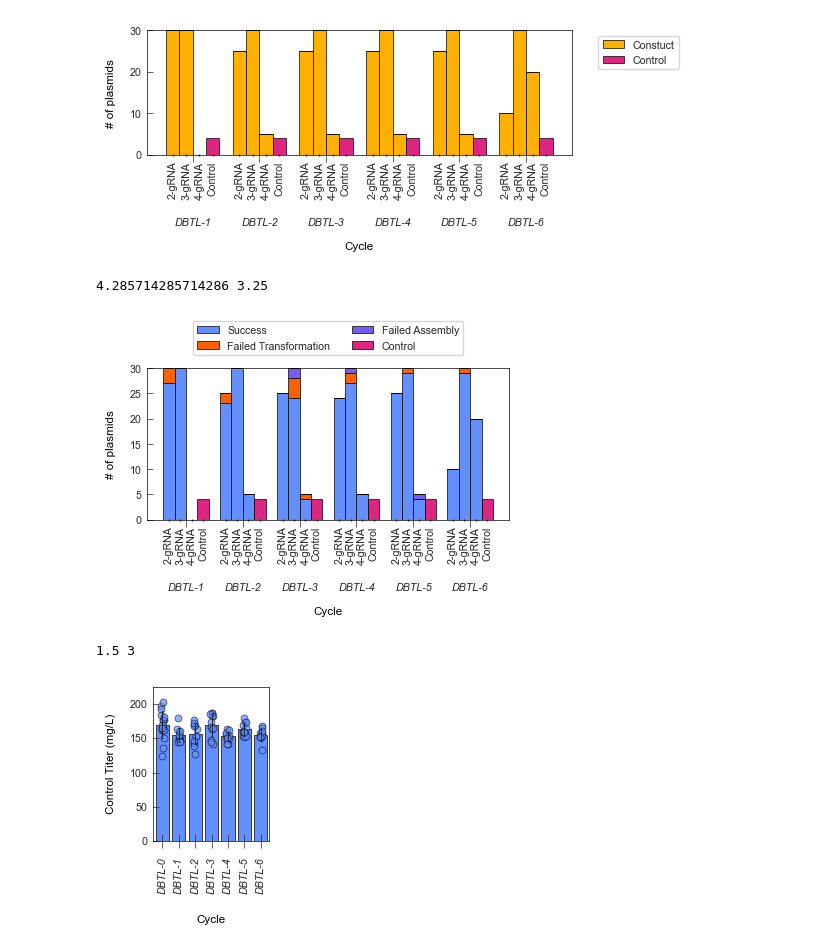
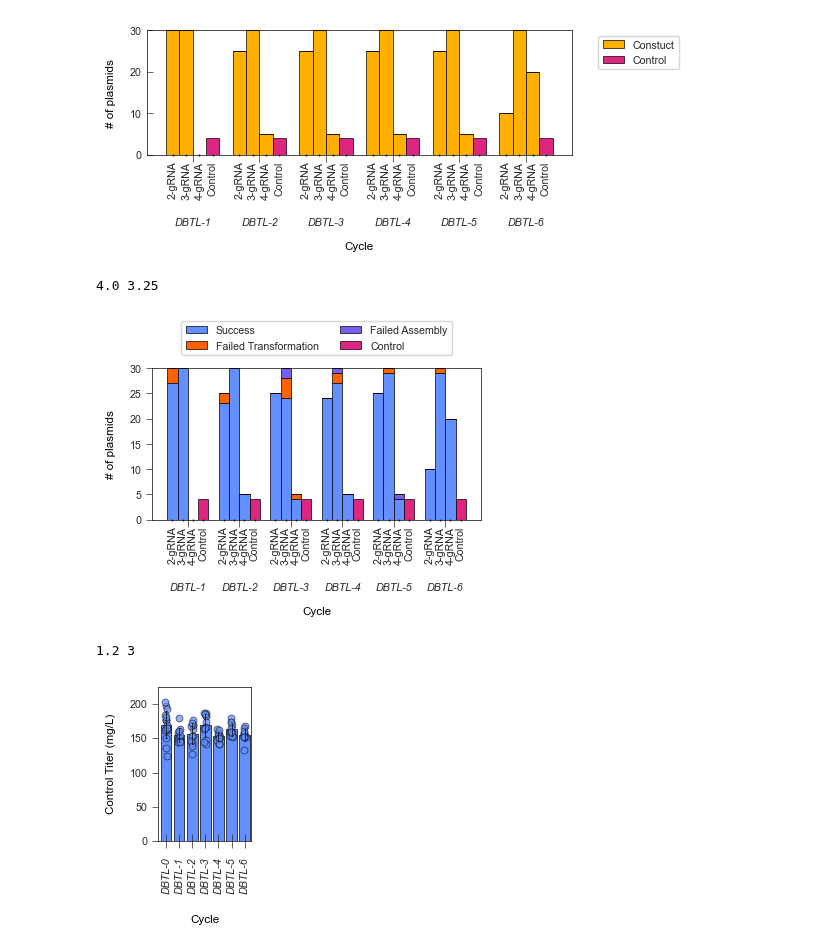
Before and after one commit to JBEI/Isoprenol_CRISPRi, a Jupyter notebook: CRISPRi_Figures.ipynb, the cells around one changed output. Drawn from its saved outputs; the diff is of its cells as text; code cells hidden in the pictures.

```diff
--- a/CRISPRi_Figures.ipynb
+++ b/CRISPRi_Figures.ipynb
@@ -37,7 +37,7 @@ custom_params = {
     "axes.spines.right": True,
     "axes.spines.bottom": True,
     'xtick.direction': 'inout',
-    'ytick.direction': 'in',
+    'ytick.direction': 'out',
     'xtick.bottom': True,
     'xtick.minor.visible': False,
     'xtick.major.bottom':  True,
@@ -427,7 +427,7 @@ cycles = np.sort(cycles)
 pivot_table = data.pivot_table(index='Cycle', columns=['Array', 'Status'], values='# Arrays', aggfunc='sum', fill_value=0)
 
 # Calculate the width based on the number of cycles
-w = len(cycles)/1.4
+w = len(cycles)/1.5
 h = 3.25
 print(w,h)
 
@@ -474,35 +474,35 @@ ax.set_xticklabels(cycles, rotation='horizontal', style='italic')
 ax.minorticks_on()  # Enable minor ticks
 minor_ticks = []
 minor_labels = []
 
 # Set minor ticks between the major ticks
 for i, cycle in enumerate(cycles):
     for j, array in enumerate(arrays):
         minor_ticks.append(bar_positions[i] + (j - (n_arrays / 2)) * bar_width + bar_width / 2)
         minor_labels.append(array)
 
 ax.set_xticks(minor_ticks, minor=True)  # Set minor tick positions
 ax.set_xticklabels(minor_labels, minor=True, rotation=90, ha='center')  # Set minor tick labels
 
 # Set labels
 
 ax.set_ylabel('# of plasmids', labelpad=10)
 ax.tick_params(axis='x', which='major', pad=40)  # Increase pad for major ticks
 ax.yaxis.set_minor_locator(AutoMinorLocator(1))  # Disable minor ticks on y-axis
 ax.set_xlabel('Cycle', labelpad=10)
 
 # Remove duplicate labels in the legend
 handles, labels = ax.get_legend_handles_labels()
 by_label = dict(zip(labels, handles))
 ax.legend(by_label.values(), by_label.keys(), title='', bbox_to_anchor=(0.5, 1.05), loc='lower center', ncol=2)
 
 # Tighten layout and show the plot
 plt.tight_layout()
 plt.savefig(f'Figure_Export/{figname}.svg', dpi=1200, bbox_inches='tight', transparent=True)
 plt.show()
 # %% [output]
-4.285714285714286 3.25
+4.0 3.25
-[figure, old version]
+[figure, new version]
 # %%
 import pandas as pd
 import seaborn as sns
@@ -520,7 +520,7 @@ data = df_sorted.copy()
 plot_color = "#648FFF"  # Replace with your preferred color
 
 # Adjust figure width based on data
-w = len(data) / 60
+w = len(data) / 75
 h=3
 print(w,h)
 plt.figure(figsize=(w, 2))
@@ -547,8 +547,8 @@ plt.ylim(0, 225)
 plt.savefig(f'Figure_Export/{figname}.svg', dpi=1200, bbox_inches='tight', transparent=True)
 plt.show()
 # %% [output]
-1.5 3
+1.2 3
-[figure, old version]
+[figure, new version]
 # %%
 fig="Dispenses"
 df = pd.read_csv('Figure_Data\\241001_CRISPRi_Dispenses.csv')
```
Also changed, not shown: parts of 4 cells of this notebook, 16 other files.
